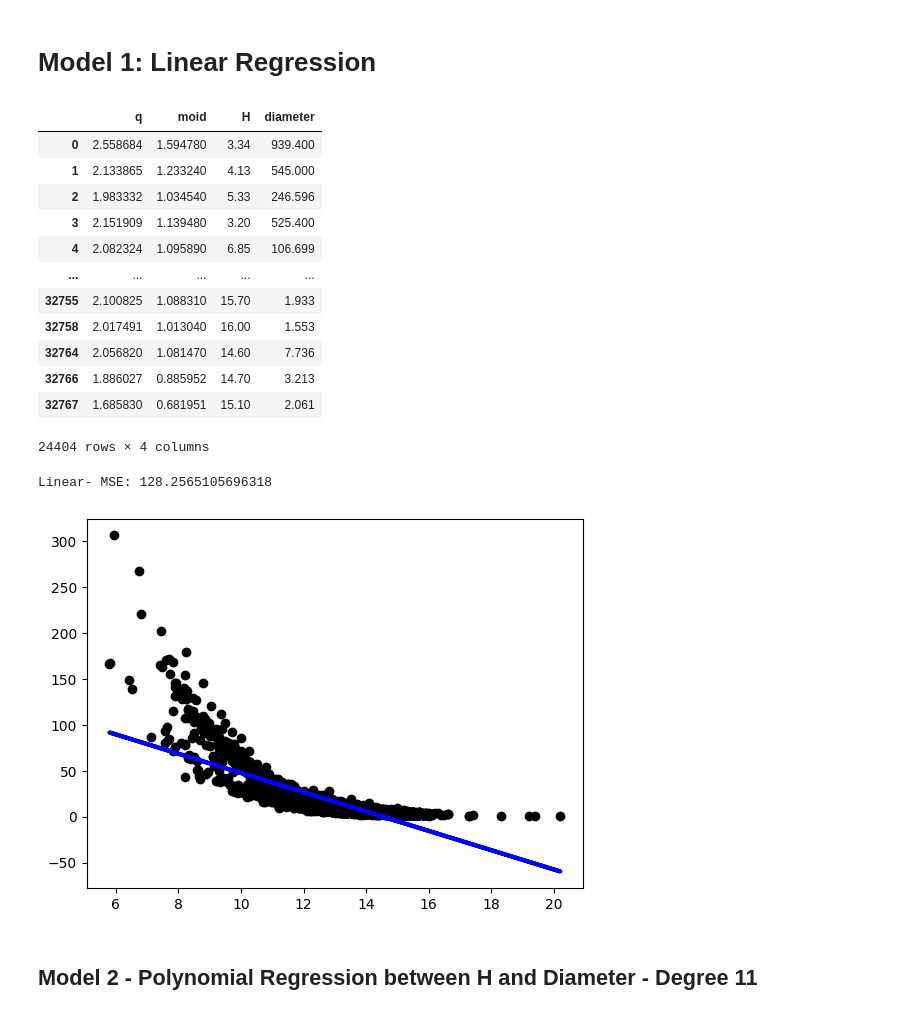
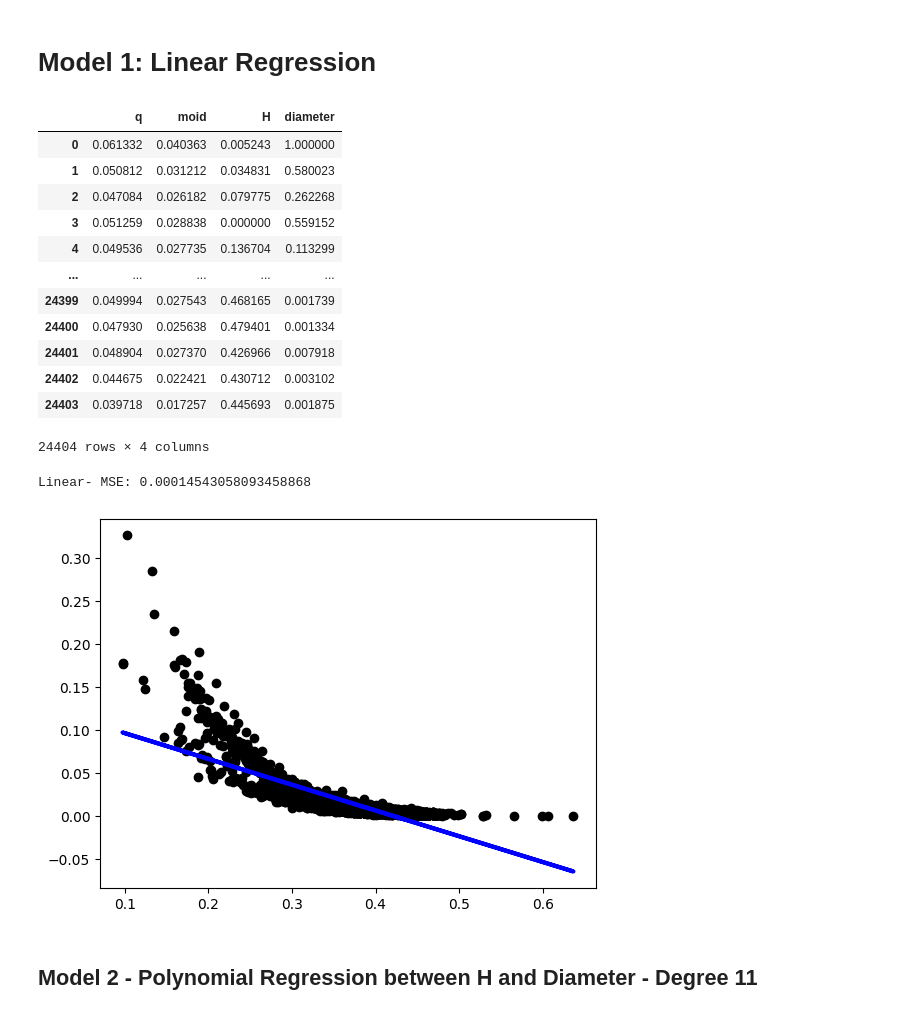
Before and after one commit to harshilxd/Asteroid-Feature-Prediction, a Jupyter notebook: source/Exploring_Asteroid_Dataset.ipynb, the cells around one changed output. Drawn from its saved outputs; the diff is of its cells as text; code cells hidden in the pictures.

```diff
--- a/source/Exploring_Asteroid_Dataset.ipynb
+++ b/source/Exploring_Asteroid_Dataset.ipynb
@@ -201,3 +201,13 @@ sel_data = sel_data.dropna(subset=['diameter'])
 # %%
 #Converting diameter values from object to float
 sel_data['diameter'] = sel_data['diameter'].str.replace('km', '').astype(float)
+# %%
+#Remove outliers
+
+from sklearn.preprocessing import MinMaxScaler
+
+scaler = MinMaxScaler()
+sel_data_norm = pd.DataFrame(scaler.fit_transform(sel_data), columns = sel_data.columns)
+
+display(sel_data)
+display(sel_data_norm )
@@ -233,23 +270,23 @@ KeyboardInterrupt:
 # %% [markdown]
 # Model 1: Linear Regression
 # %%
-sel_data1 = sel_data[['q', 'moid', 'H', 'diameter']]
+sel_data1 = sel_data_norm[['q', 'moid', 'H', 'diameter']]
 sel_data1 = sel_data1.dropna()
 
 sel_data1
 # %% [output]
 |  | q | moid | H | diameter |
-| 0 | 2.558684 | 1.594780 | 3.34 | 939.400 |
-| 1 | 2.133865 | 1.233240 | 4.13 | 545.000 |
-| 2 | 1.983332 | 1.034540 | 5.33 | 246.596 |
-| 3 | 2.151909 | 1.139480 | 3.20 | 525.400 |
-| 4 | 2.082324 | 1.095890 | 6.85 | 106.699 |
+| 0 | 0.061332 | 0.040363 | 0.005243 | 1.000000 |
+| 1 | 0.050812 | 0.031212 | 0.034831 | 0.580023 |
+| 2 | 0.047084 | 0.026182 | 0.079775 | 0.262268 |
+| 3 | 0.051259 | 0.028838 | 0.000000 | 0.559152 |
+| 4 | 0.049536 | 0.027735 | 0.136704 | 0.113299 |
 | ... | ... | ... | ... | ... |
-| 32755 | 2.100825 | 1.088310 | 15.70 | 1.933 |
-| 32758 | 2.017491 | 1.013040 | 16.00 | 1.553 |
-| 32764 | 2.056820 | 1.081470 | 14.60 | 7.736 |
-| 32766 | 1.886027 | 0.885952 | 14.70 | 3.213 |
-| 32767 | 1.685830 | 0.681951 | 15.10 | 2.061 |
+| 24399 | 0.049994 | 0.027543 | 0.468165 | 0.001739 |
+| 24400 | 0.047930 | 0.025638 | 0.479401 | 0.001334 |
+| 24401 | 0.048904 | 0.027370 | 0.426966 | 0.007918 |
+| 24402 | 0.044675 | 0.022421 | 0.430712 | 0.003102 |
+| 24403 | 0.039718 | 0.017257 | 0.445693 | 0.001875 |
 24404 rows × 4 columns
 # %%
 from sklearn.model_selection import train_test_split
@@ -279,14 +316,14 @@ y_pred = model.predict(X_test)
 mse = mean_squared_error(y_test, y_pred)
 print(f"Linear- MSE: {mse}")
 # %% [output]
-Linear- MSE: 128.2565105696318
+Linear- MSE: 0.00014543058093458868
 # %%
 plt.scatter(X_test['H'], y_test, color="black")
 plt.plot(X_test['H'], y_pred, color="blue", linewidth=3)
 
 plt.show()
 # %% [output]
-[figure, old version]
+[figure, new version]
 # %% [markdown]
 ## Model 2 - Polynomial Regression between H and Diameter - Degree 11
 # %%
```
Also changed, not shown: parts of 9 cells of this notebook.
